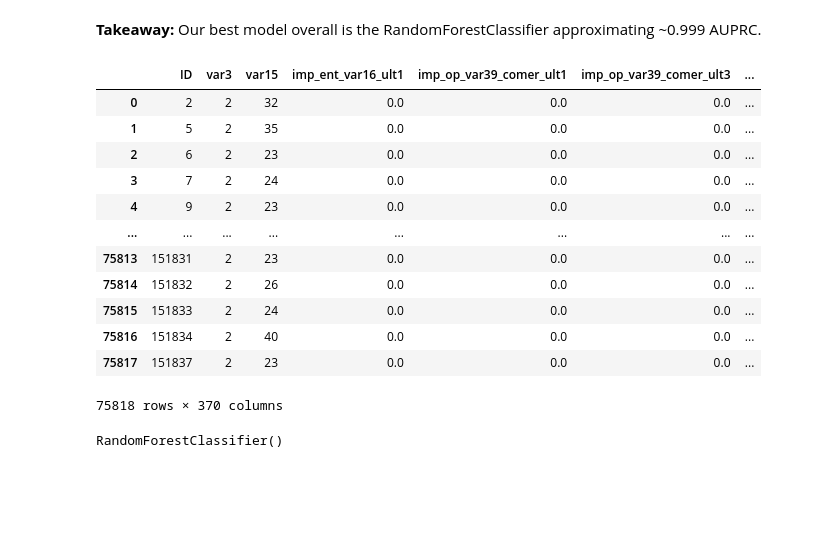
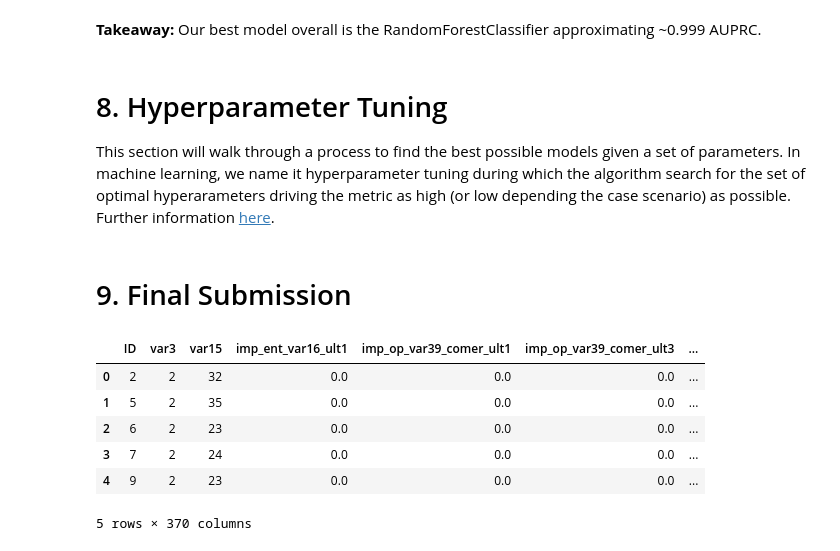
Before and after one commit to aorsot1/data_science_kaggle_datasets, a Jupyter notebook: Competitions/Python/santander-customer-satisfaction-classification.ipynb, the cells around one changed output. Saved outputs shown, nothing was run; the diff lists cells and outputs as text; code cells hidden in the pictures; blank space fills up the shorter version.

```diff
--- a/Competitions/Python/santander-customer-satisfaction-classification.ipynb
+++ b/Competitions/Python/santander-customer-satisfaction-classification.ipynb
@@ -358,2 +351,6 @@ XGBClassifier successfully built
 # %% [markdown]
 **Takeaway:** Our best model overall is the RandomForestClassifier approximating ~0.999 AUPRC.
+# %% [markdown]
+# 8. Hyperparameter Tuning
+
+This section will walk through a process to find the best possible models given a set of parameters. In machine learning, we name it hyperparameter tuning during which the algorithm search for the set of optimal hyperarameters driving the metric as high (or low depending the case scenario) as possible. Further information [here](https://machinelearningmastery.com/hyperparameter-optimization-with-random-search-and-grid-search/).
@@ -360,22 +398,22 @@ XGBClassifier successfully built
+# %% [markdown]
+# 9. Final Submission
 # %%
 test_df = pd.read_csv('/Users/Graduate/Desktop/ds_proj_data/santander_satisfaction/test.csv')
-test_df
+test_df.head()
 # %% [output]
 |  | ID | var3 | var15 | imp_ent_var16_ult1 | imp_op_var39_comer_ult1 | imp_op_var39_comer_ult3 | ... |
 | 0 | 2 | 2 | 32 | 0.0 | 0.0 | 0.0 | ... |
 | 1 | 5 | 2 | 35 | 0.0 | 0.0 | 0.0 | ... |
 | 2 | 6 | 2 | 23 | 0.0 | 0.0 | 0.0 | ... |
 | 3 | 7 | 2 | 24 | 0.0 | 0.0 | 0.0 | ... |
 | 4 | 9 | 2 | 23 | 0.0 | 0.0 | 0.0 | ... |
-| ... | ... | ... | ... | ... | ... | ... | ... |
-| 75813 | 151831 | 2 | 23 | 0.0 | 0.0 | 0.0 | ... |
-| 75814 | 151832 | 2 | 26 | 0.0 | 0.0 | 0.0 | ... |
-| 75815 | 151833 | 2 | 24 | 0.0 | 0.0 | 0.0 | ... |
-| 75816 | 151834 | 2 | 40 | 0.0 | 0.0 | 0.0 | ... |
-| 75817 | 151837 | 2 | 23 | 0.0 | 0.0 | 0.0 | ... |
-75818 rows × 370 columns
+5 rows × 370 columns
 # %%
 model = esmb.RandomForestClassifier()
 model.fit(X, y)
+
+submission_df = pd.DataFrame.from_dict({'ID':test_df['ID'],
+                               'TARGET': model.predict_proba(test_df)[:, 1]},
+                              orient='columns')
+
+#submission_df.to_csv('sample_submission.csv', header=True, index=False)
-# %% [output]
-RandomForestClassifier()
```
Also changed, not shown: parts of 14 cells of this notebook.
